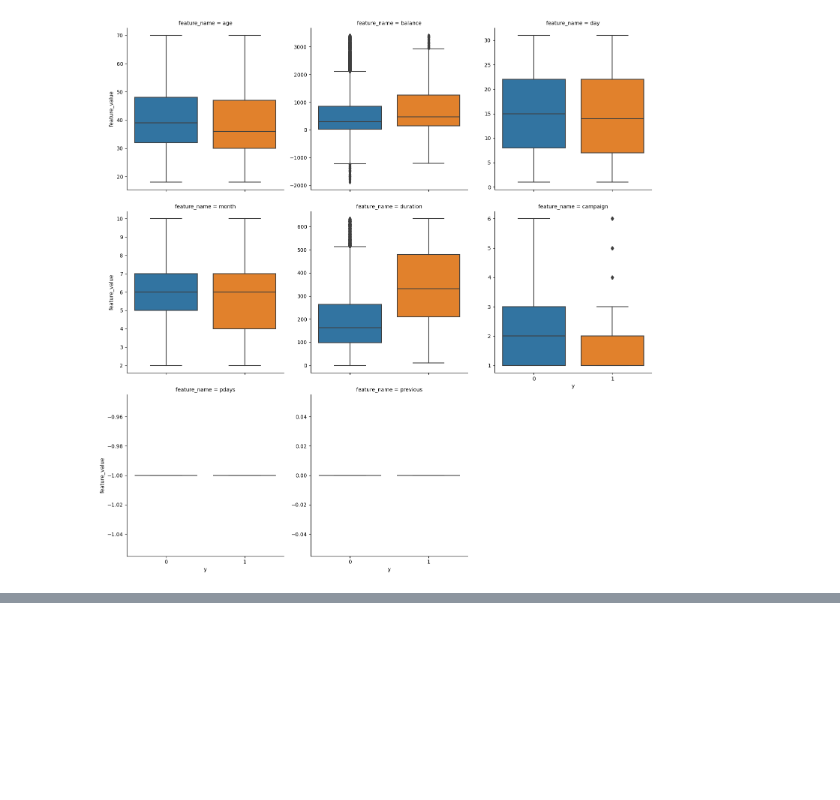
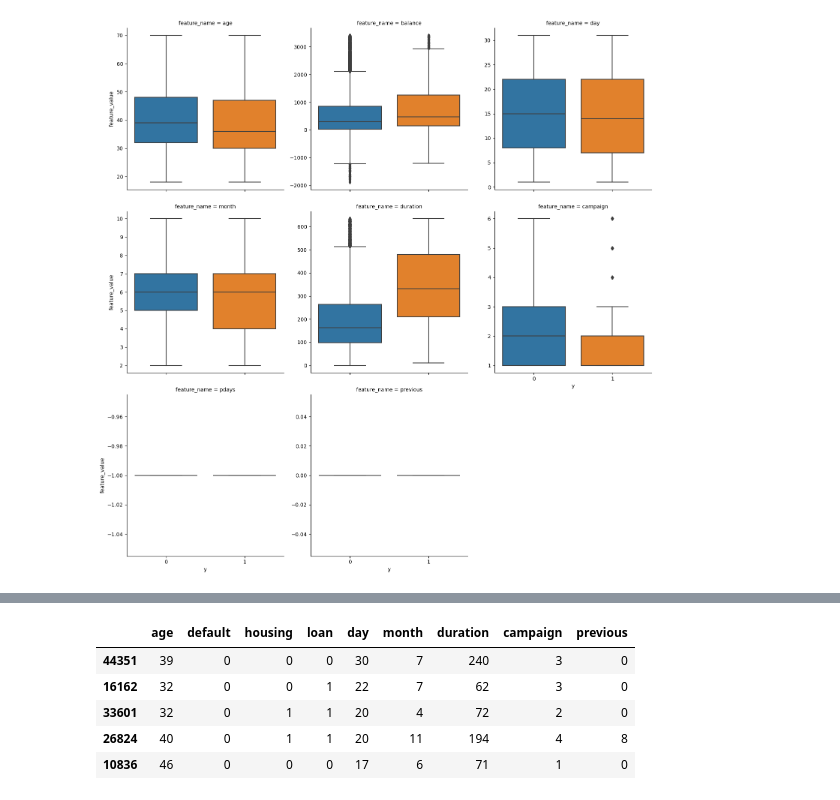
Before and after one commit to llawlaw23/Data-Analytics-Pathway-Assessment, a Jupyter notebook: Bank Data Analysis.ipynb, the cells around one changed output, grey strips where cells are left out. Cells and saved outputs as stored; diff of their text form; code cells hidden in the pictures; blank space fills up the shorter version.

```diff
--- a/Bank Data Analysis.ipynb
+++ b/Bank Data Analysis.ipynb
@@ -187,5 +214,5 @@ y = law["y"].values
 # %%
-X_train, X_test, y_train, y_test = train_test_split(X, y, test_size = 0.2)
+X_train, X_test, y_train, y_test = train_test_split(law[['age', 'default', 'housing', 'loan', 'day', 'month', 'duration', 'campaign', 'previous']], law.y, test_size = 0.1)
 # %%
 len(X_train)
 # %% [output]
@@ -197,4 +223,0 @@ len(X_test)
-# %%
-scaler = StandardScaler()
-X_train = scaler.fit_transform(X_train)
-X_test = scaler.transform(X_test)
@@ -204,3 +224,12 @@ X_train, y_train = smote.fit_resample(X_train, y_train)
+# %%
+X_test.head()
+# %% [output]
+|  | age | default | housing | loan | day | month | duration | campaign | previous |
+| 44351 | 39 | 0 | 0 | 0 | 30 | 7 | 240 | 3 | 0 |
+| 16162 | 32 | 0 | 0 | 1 | 22 | 7 | 62 | 3 | 0 |
+| 33601 | 32 | 0 | 1 | 1 | 20 | 4 | 72 | 2 | 0 |
+| 26824 | 40 | 0 | 1 | 1 | 20 | 11 | 194 | 4 | 8 |
+| 10836 | 46 | 0 | 0 | 0 | 17 | 6 | 71 | 1 | 0 |
 # %%
 model = LogisticRegression()
 model.fit(X_train, y_train)
```
Also changed, not shown: parts of 12 cells of this notebook.
